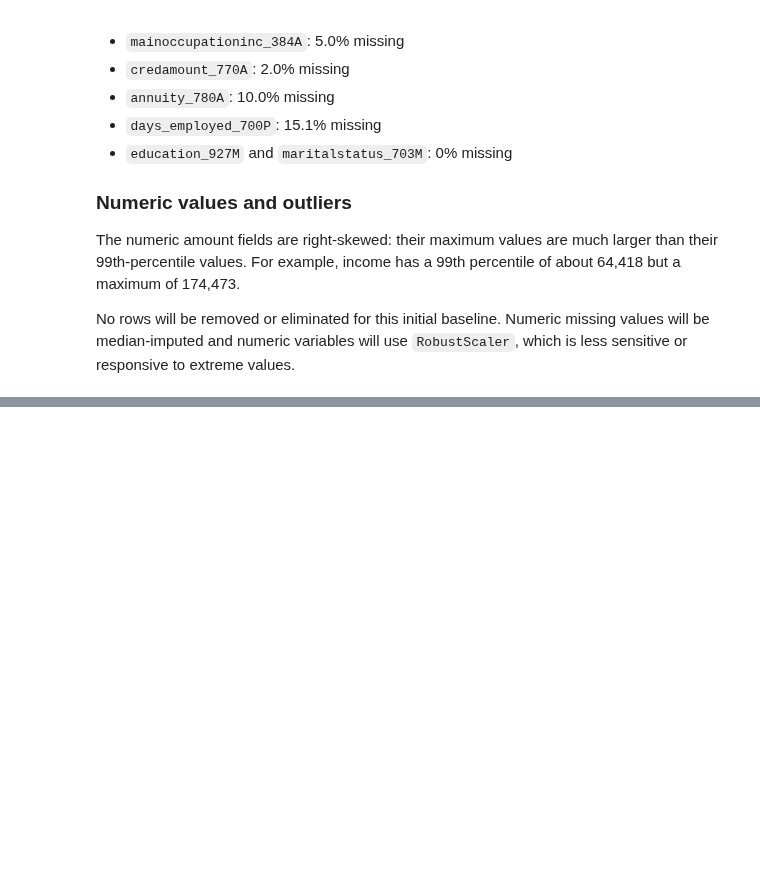
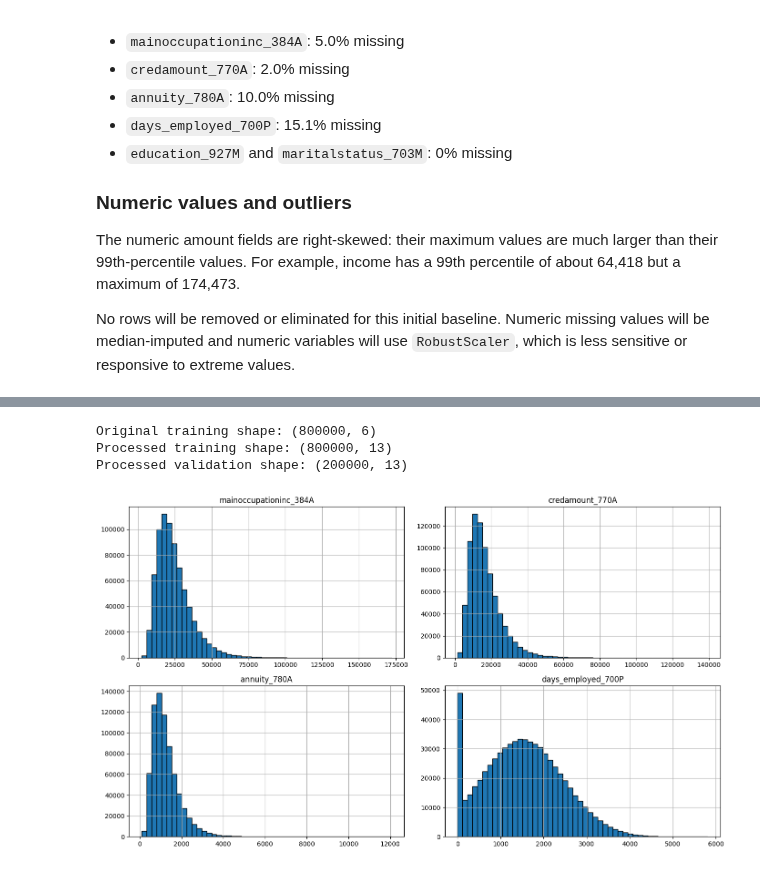
Before and after one commit to Break-Through-Tech/American-Express-1C-second-look-lending, a Jupyter notebook: Static_0_preprocessing.ipynb, the cells around one changed output, grey strips where cells are left out. Saved outputs shown, nothing was run; the diff lists cells and outputs as text; code cells hidden in the pictures; blank space fills up the shorter version.

Commit message:
Final Preprocessing Pipeline

```diff
--- a/Static_0_preprocessing.ipynb
+++ b/Static_0_preprocessing.ipynb
@@ -136,0 +157,43 @@ ModuleNotFoundError: No module named 'sklearn'
+# %%
+from sklearn.compose import ColumnTransformer
+from sklearn.impute import SimpleImputer
+from sklearn.pipeline import Pipeline
+from sklearn.preprocessing import OneHotEncoder, RobustScaler
+
+# Numeric columns:
+# - Fill missing values with the median
+# - Scale values in a way that is less affected by outliers
+numeric_transformer = Pipeline(steps=[
+    ("imputer", SimpleImputer(strategy="median")),
+    ("scaler", RobustScaler())
+])
+
+# Categorical columns:
+# - Fill missing values with the most common category
+# - Convert category labels into 0/1 indicator columns
+categorical_transformer = Pipeline(steps=[
+    ("imputer", SimpleImputer(strategy="most_frequent")),
+    ("onehot", OneHotEncoder(handle_unknown="ignore"))
+])
+
+# Apply each transformation only to its appropriate columns
+preprocessor = ColumnTransformer(transformers=[
+    ("num", numeric_transformer, numeric_features),
+    ("cat", categorical_transformer, categorical_features),
+])
+# %%
+import matplotlib.pyplot as plt
+X_train_processed = preprocessor.fit_transform(X_train)
+X_valid_processed = preprocessor.transform(X_valid)
+
+print("Original training shape:", X_train.shape)
+print("Processed training shape:", X_train_processed.shape)
+print("Processed validation shape:", X_valid_processed.shape)
+X_train[numeric_features].hist(bins=50, figsize=(14, 8), edgecolor="black")
+plt.tight_layout()
+plt.show()
+# %% [output]
+Original training shape: (800000, 6)
+Processed training shape: (800000, 13)
+Processed validation shape: (200000, 13)
+[figure, added]
```
Also changed, not shown: parts of 3 cells of this notebook, 28 other files.
